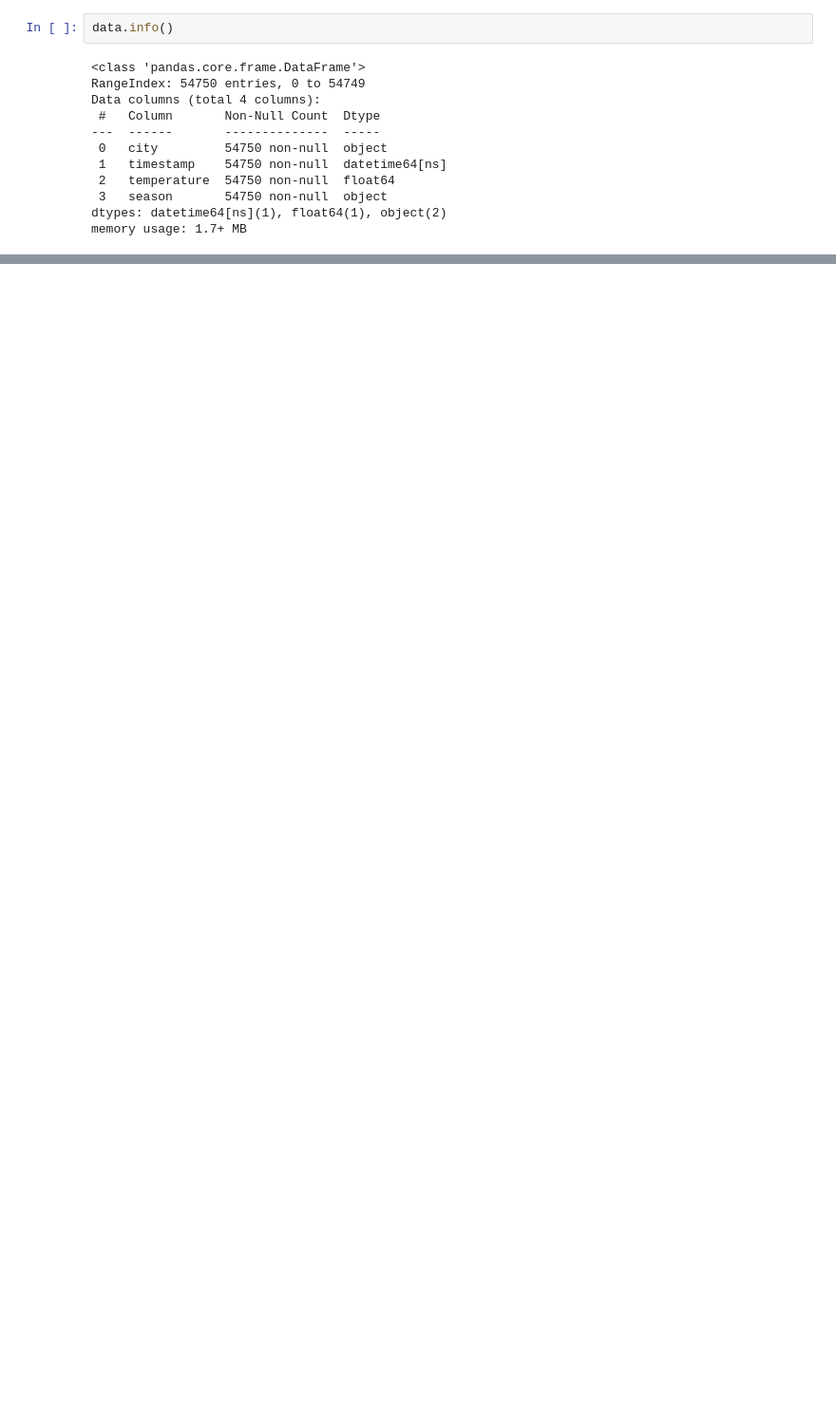
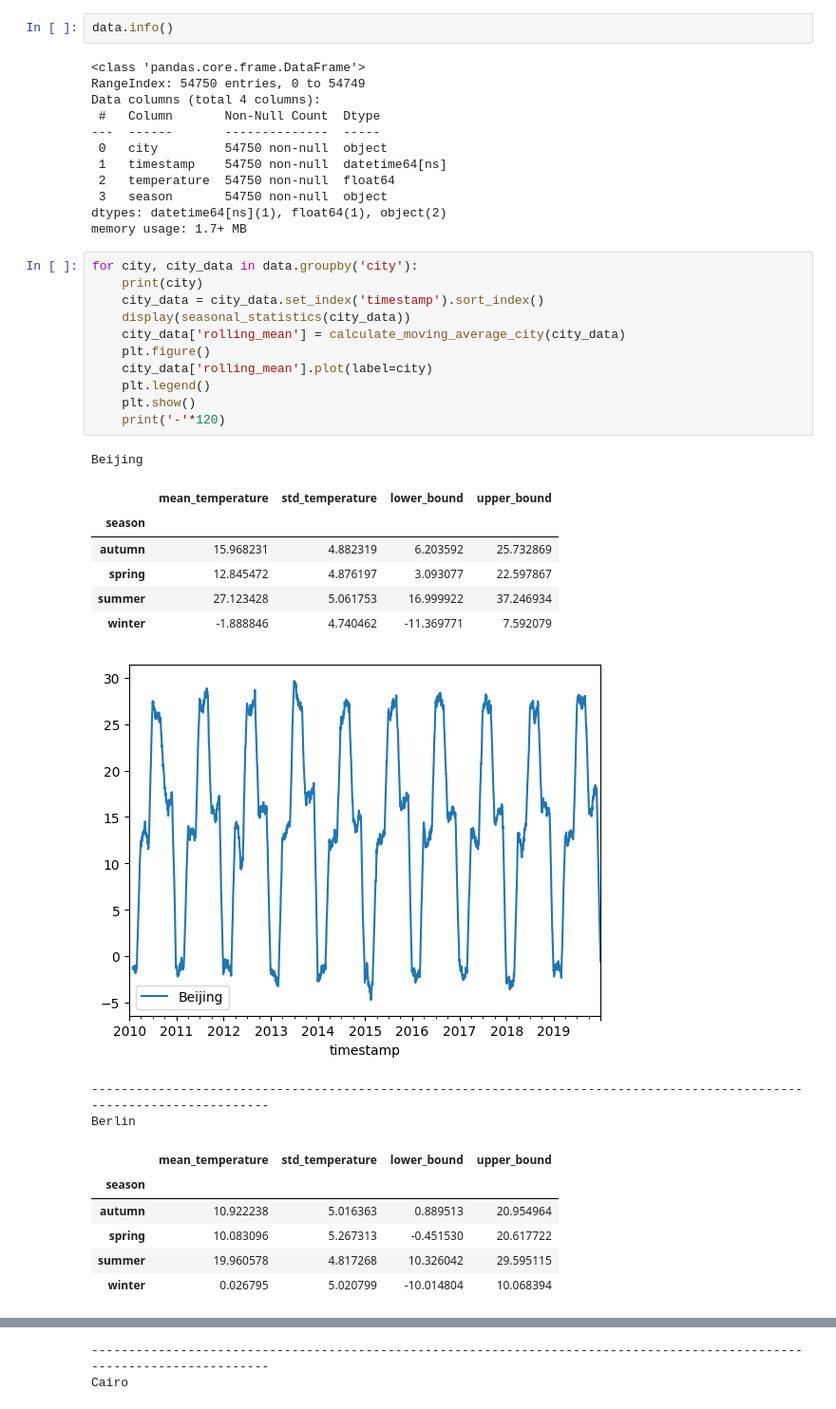
Before and after one commit to bagagaga/hse_python_1st_hw, a Jupyter notebook: notebooks/01_historical_data_eda.ipynb, the cells around one changed output, grey strips where cells are left out. Shown at 95% size. Cells and saved outputs as stored; diff of their text form; blank space fills up the shorter version.

```diff
--- a/notebooks/01_historical_data_eda.ipynb
+++ b/notebooks/01_historical_data_eda.ipynb
@@ -26,3 +27,31 @@ Data columns (total 4 columns):
  3   season       54750 non-null  object
 dtypes: datetime64[ns](1), float64(1), object(2)
 memory usage: 1.7+ MB
+# %%
+for city, city_data in data.groupby('city'):
+    print(city)
+    city_data = city_data.set_index('timestamp').sort_index()
+    display(seasonal_statistics(city_data))
+    city_data['rolling_mean'] = calculate_moving_average_city(city_data)
+    plt.figure()
+    city_data['rolling_mean'].plot(label=city)
+    plt.legend()
+    plt.show()
+    print('-'*120)
+# %% [output]
+Beijing
+|  | mean_temperature | std_temperature | lower_bound | upper_bound |
+| season |  |  |  |  |
+| autumn | 15.968231 | 4.882319 | 6.203592 | 25.732869 |
+| spring | 12.845472 | 4.876197 | 3.093077 | 22.597867 |
+| summer | 27.123428 | 5.061753 | 16.999922 | 37.246934 |
+| winter | -1.888846 | 4.740462 | -11.369771 | 7.592079 |
+[figure, added]
+------------------------------------------------------------------------------------------------------------------------
+Berlin
+|  | mean_temperature | std_temperature | lower_bound | upper_bound |
+| season |  |  |  |  |
+| autumn | 10.922238 | 5.016363 | 0.889513 | 20.954964 |
+| spring | 10.083096 | 5.267313 | -0.451530 | 20.617722 |
+| summer | 19.960578 | 4.817268 | 10.326042 | 29.595115 |
+| winter | 0.026795 | 5.020799 | -10.014804 | 10.068394 |
@@ -28,0 +59,2 @@ memory usage: 1.7+ MB
+------------------------------------------------------------------------------------------------------------------------
+Cairo
```
Also changed, not shown: parts of 16 cells of this notebook, 3 other files.
